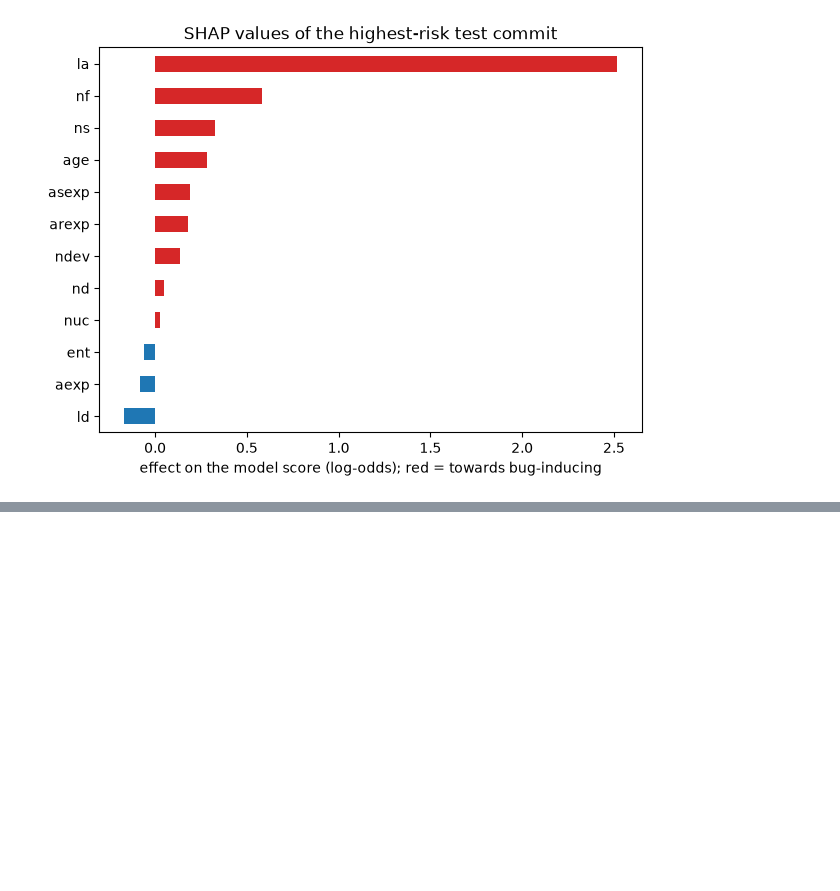
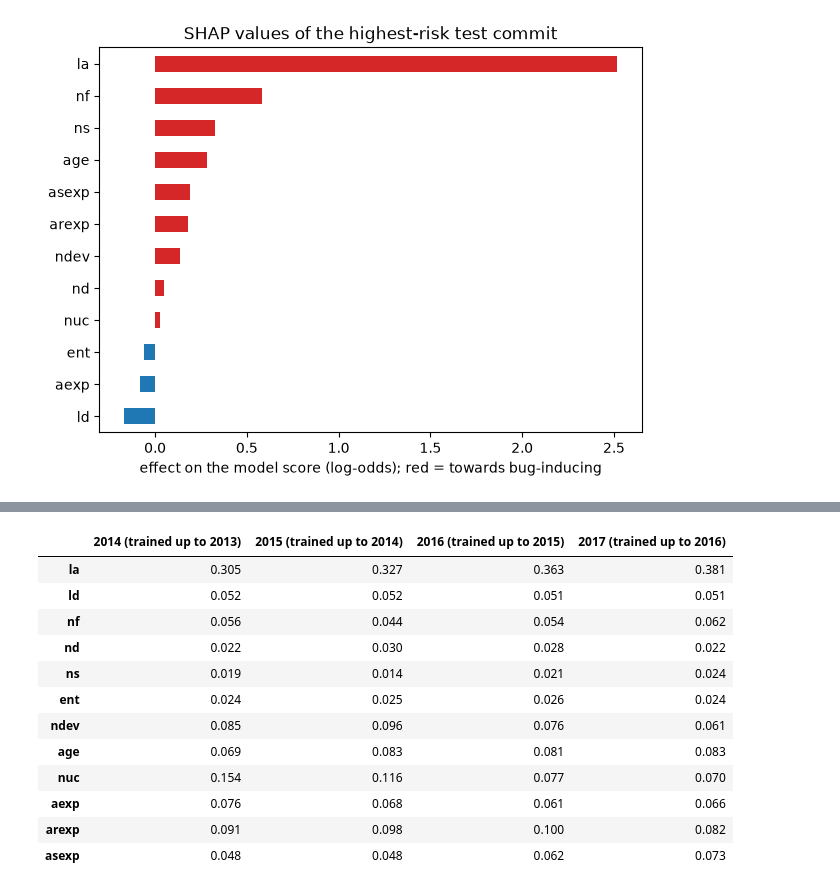
Before and after one commit to hangelaa/commit-wise, a Jupyter notebook: notebooks/06_explainability.ipynb, the cells around one changed output, grey strips where cells are left out. Cells and saved outputs as stored; diff of their text form; code cells hidden in the pictures; blank space fills up the shorter version.

```diff
--- a/notebooks/06_explainability.ipynb
+++ b/notebooks/06_explainability.ipynb
@@ -157,0 +179,31 @@ with open("../results/06_shap_base_value.json", "w") as f:
+# %%
+windows = [(2013, 2014), (2014, 2015), (2015, 2016), (2016, 2017)]
+
+def mean_abs_shap(last_train_year, explain_year):
+    fit_part = df[df["year"] <= last_train_year]
+    explain_part = df[df["year"] == explain_year]
+    m = make_lightgbm(**params).fit(fit_part[FEATURES], fit_part[LABEL])
+    values = shap.TreeExplainer(m).shap_values(explain_part[FEATURES])
+    if isinstance(values, list):
+        values = values[1]
+    if values.ndim == 3:
+        values = values[:, :, 1]
+    return pd.DataFrame(values, columns=FEATURES).abs().mean()
+
+stability = pd.DataFrame({f"{b} (trained up to {a})": mean_abs_shap(a, b) for a, b in windows})
+share = stability / stability.sum()
+share.round(3)
+# %% [output]
+|  | 2014 (trained up to 2013) | 2015 (trained up to 2014) | 2016 (trained up to 2015) | 2017 (trained up to 2016) |
+| la | 0.305 | 0.327 | 0.363 | 0.381 |
+| ld | 0.052 | 0.052 | 0.051 | 0.051 |
+| nf | 0.056 | 0.044 | 0.054 | 0.062 |
+| nd | 0.022 | 0.030 | 0.028 | 0.022 |
+| ns | 0.019 | 0.014 | 0.021 | 0.024 |
+| ent | 0.024 | 0.025 | 0.026 | 0.024 |
+| ndev | 0.085 | 0.096 | 0.076 | 0.061 |
+| age | 0.069 | 0.083 | 0.081 | 0.083 |
+| nuc | 0.154 | 0.116 | 0.077 | 0.070 |
+| aexp | 0.076 | 0.068 | 0.061 | 0.066 |
+| arexp | 0.091 | 0.098 | 0.100 | 0.082 |
+| asexp | 0.048 | 0.048 | 0.062 | 0.073 |
```
Also changed, not shown: parts of 5 cells of this notebook, 1 other file.
